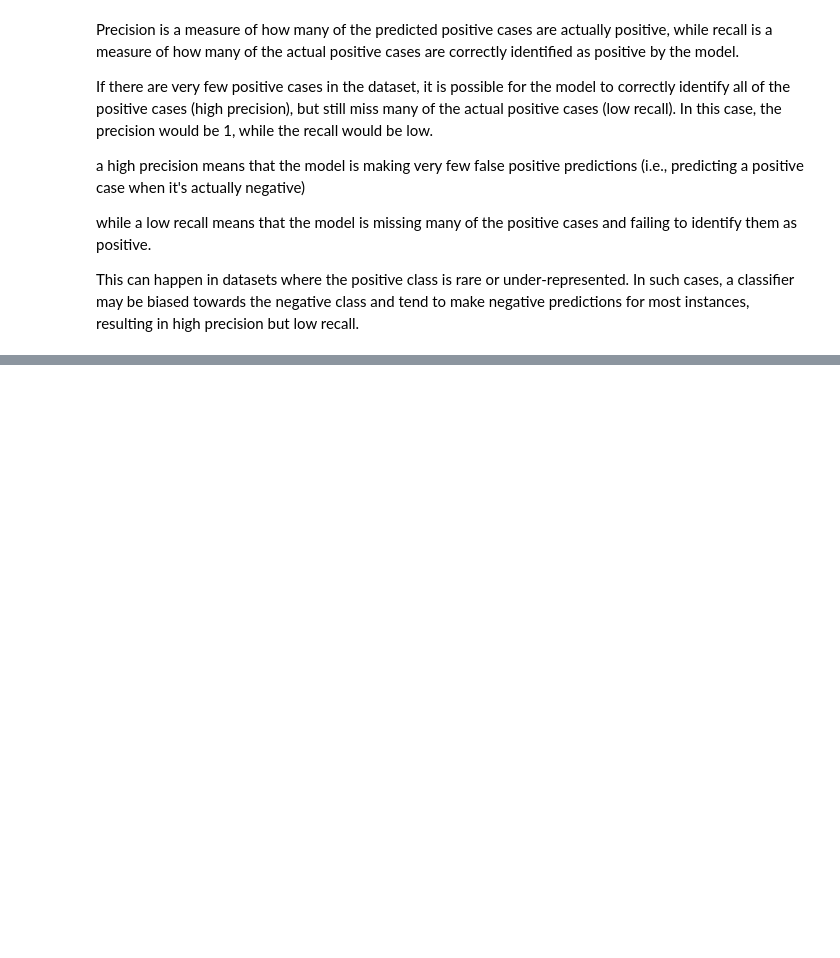
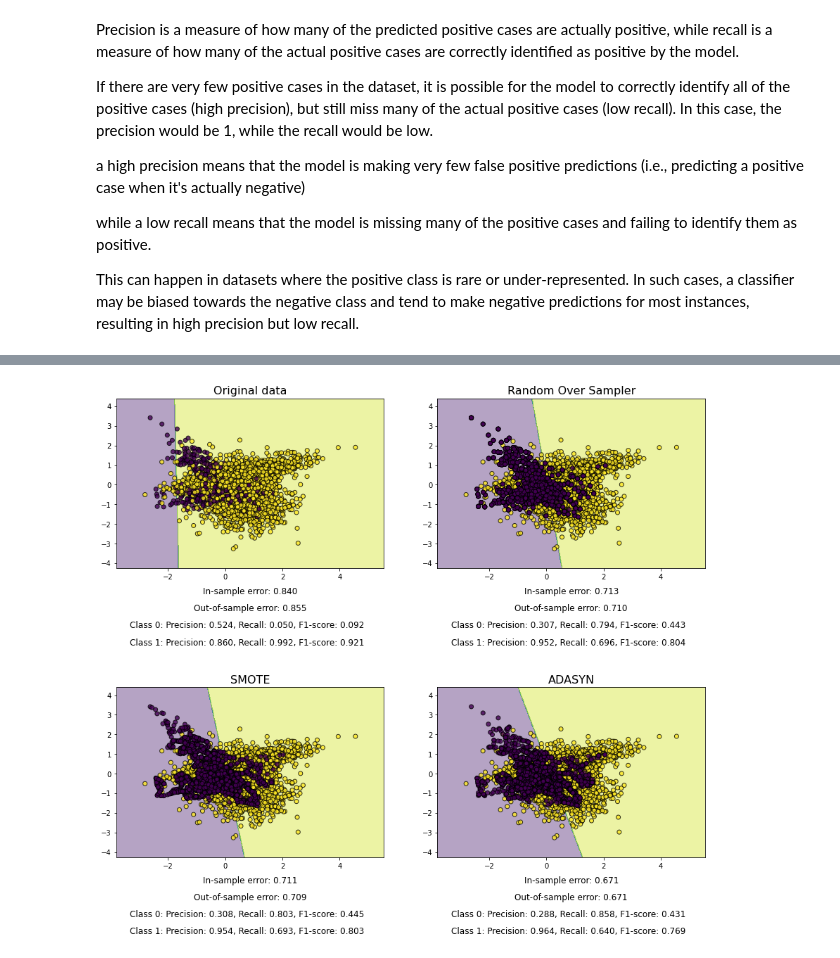
Before and after one commit to lucavella/SFML-project, a Jupyter notebook: Milan.ipynb, the cells around one changed output, grey strips where cells are left out. Saved outputs shown, nothing was run; the diff lists cells and outputs as text; code cells hidden in the pictures; blank space fills up the shorter version.

Commit message:
OverSampling different methods SVC vs NN

```diff
--- a/Milan.ipynb
+++ b/Milan.ipynb
@@ -216,0 +179,52 @@ for ax in ax_arr:
+# %%
+fig, ((ax1, ax2), (ax3, ax4)) = plt.subplots(2, 2, figsize=(15, 12))
+fig.subplots_adjust(wspace=0.2, hspace=0.7)
+
+ax_arr = (ax1, ax2, ax3, ax4)
+samplers = [
+    FunctionSampler(),
+    RandomOverSampler(random_state=0),
+    SMOTE(random_state=0),
+    ADASYN(random_state=0),
+]
+
+titles = ["Original data", "Random Over Sampler", "SMOTE", "ADASYN"]
+
+for ax, sampler, title in zip(ax_arr, samplers, titles):
+    X, y = create_dataset(weights=(0.15, 0.85), n_samples=5000, n_classes=2,
+                   class_sep=0.5, n_clusters=2)
+
+    X_train, X_test, y_train, y_test = train_test_split(X, y, test_size=0.3, random_state=42)
+
+
+    clf = LinearSVC()
+
+    X_resampled, y_resampled = sampler.fit_resample(X_train, y_train)
+    model = clf.fit(X_resampled, y_resampled)
+    plot_decision_function(X_resampled, y_resampled, clf, ax)
+
+    ax.set_title(title, fontsize=16)
+
+
+    #plot_decision_function(X, y, clf, ax)
+
+    # compute in-sample error (accuracy on the training set)
+    y_pred_train = clf.predict(X_train)
+    in_sample_error = accuracy_score(y_train, y_pred_train)
+
+    # compute out-of-sample error (accuracy on the testing set)
+    y_pred_test = clf.predict(X_test)
+    out_of_sample_error = accuracy_score(y_test, y_pred_test)
+
+    ax.text(0.5, -0.15, "In-sample error: {:.3f}".format(in_sample_error), transform=ax.transAxes, ha='center', fontsize=12)
+    ax.text(0.5, -0.25, "Out-of-sample error: {:.3f}".format(out_of_sample_error), transform=ax.transAxes, ha='center', fontsize=12)
+
+    y_true = y_test
+
+    class_labels = np.unique(y)
+    report = classification_report(y_true, y_pred_test, zero_division=1, output_dict=True)
+
+    for i, label in enumerate(class_labels):
+        ax.text(0.05, -0.35-i*0.1, "Class {}: Precision: {:.3f}, Recall: {:.3f}, F1-score: {:.3f}".format(label, report[str(label)]['precision'], report[str(label)]['recall'], report[str(label)]['f1-score']), transform=ax.transAxes, fontsize=12)
+# %% [output]
+[figure, added]
```
Also changed, not shown: parts of 9 cells of this notebook.
